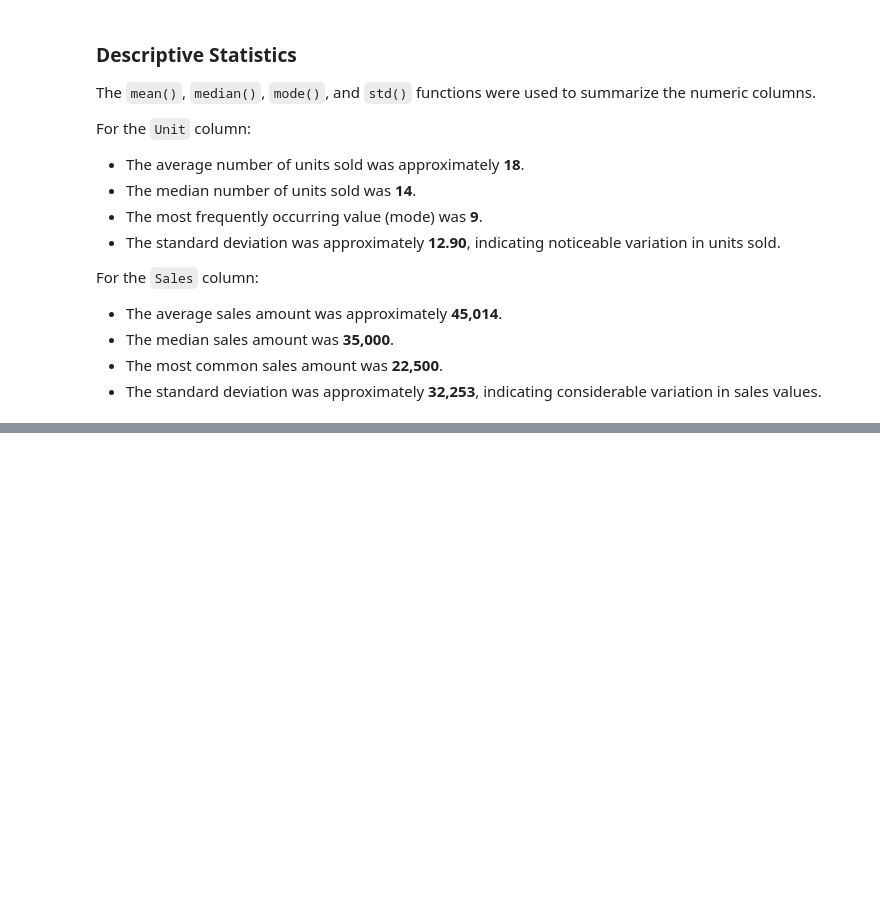
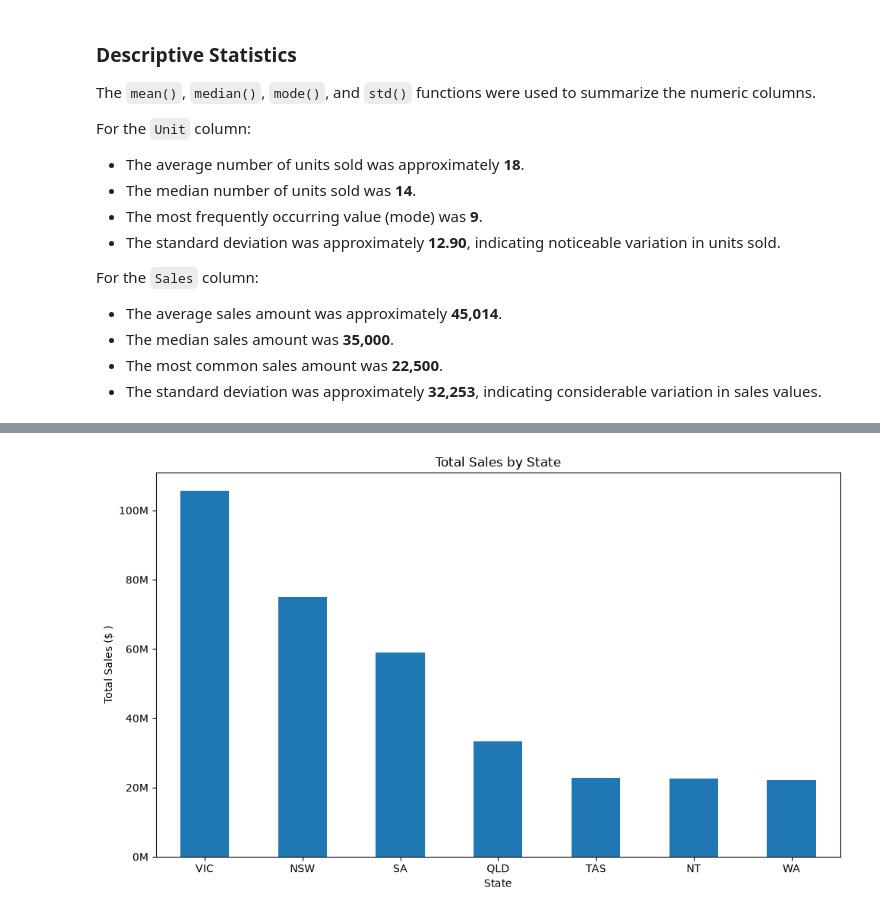
Before and after one commit to Juanb30/Python_Course_End_Projects, a Jupyter notebook: sales_analysis/notebooks/Sales_Analysis.ipynb, the cells around one changed output, grey strips where cells are left out. Saved outputs shown, nothing was run; the diff lists cells and outputs as text; code cells hidden in the pictures; blank space fills up the shorter version.

Commit message:
Complete sales analysis and visualization

```diff
--- a/sales_analysis/notebooks/Sales_Analysis.ipynb
+++ b/sales_analysis/notebooks/Sales_Analysis.ipynb
@@ -330,0 +415,6 @@ AttributeError: 'SeriesGroupBy' object has no attribute 'cum'
+# %%
+# Sort states by total sales (highest to lowest)
+
+state_sales_sorted = state_sales.sort_values(ascending=False)
+
+print(state_sales_sorted)
@@ -330,0 +670,20 @@ AttributeError: 'SeriesGroupBy' object has no attribute 'cum'
+# %%
+# Visualize total sales by state
+
+plt.figure(figsize=(10, 6))
+
+state_sales_sorted.plot(kind="bar")
+
+plt.title("Total Sales by State")
+plt.xlabel("State")
+plt.ylabel("Total Sales ($ )")
+plt.xticks(rotation=0)
+
+plt.gca().yaxis.set_major_formatter(
+    FuncFormatter(lambda x, pos: f"{x/1_000_000:.0f}M")
+)
+
+plt.tight_layout()  # Adjust layout to prevent clipping of labels
+plt.show()
+# %% [output]
+[figure, added]
```
Also changed, not shown: parts of 53 cells of this notebook.
